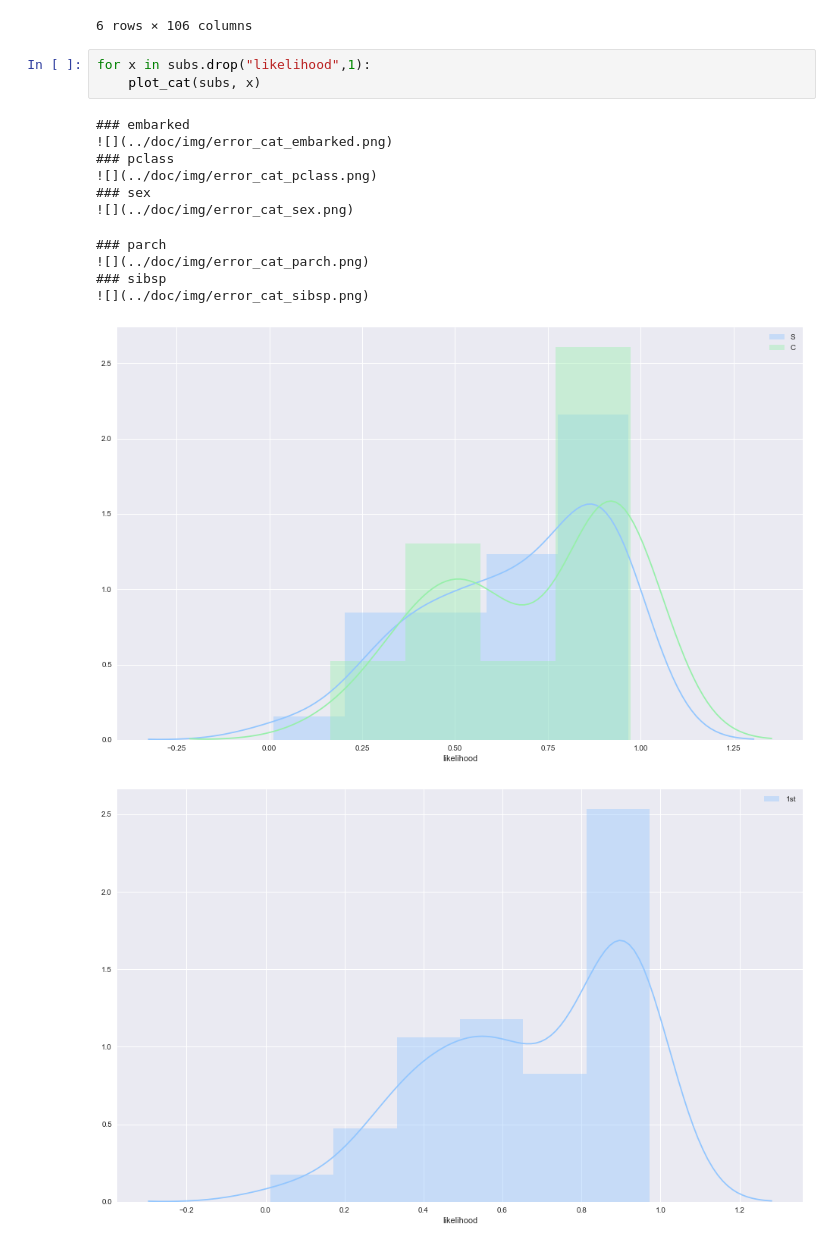
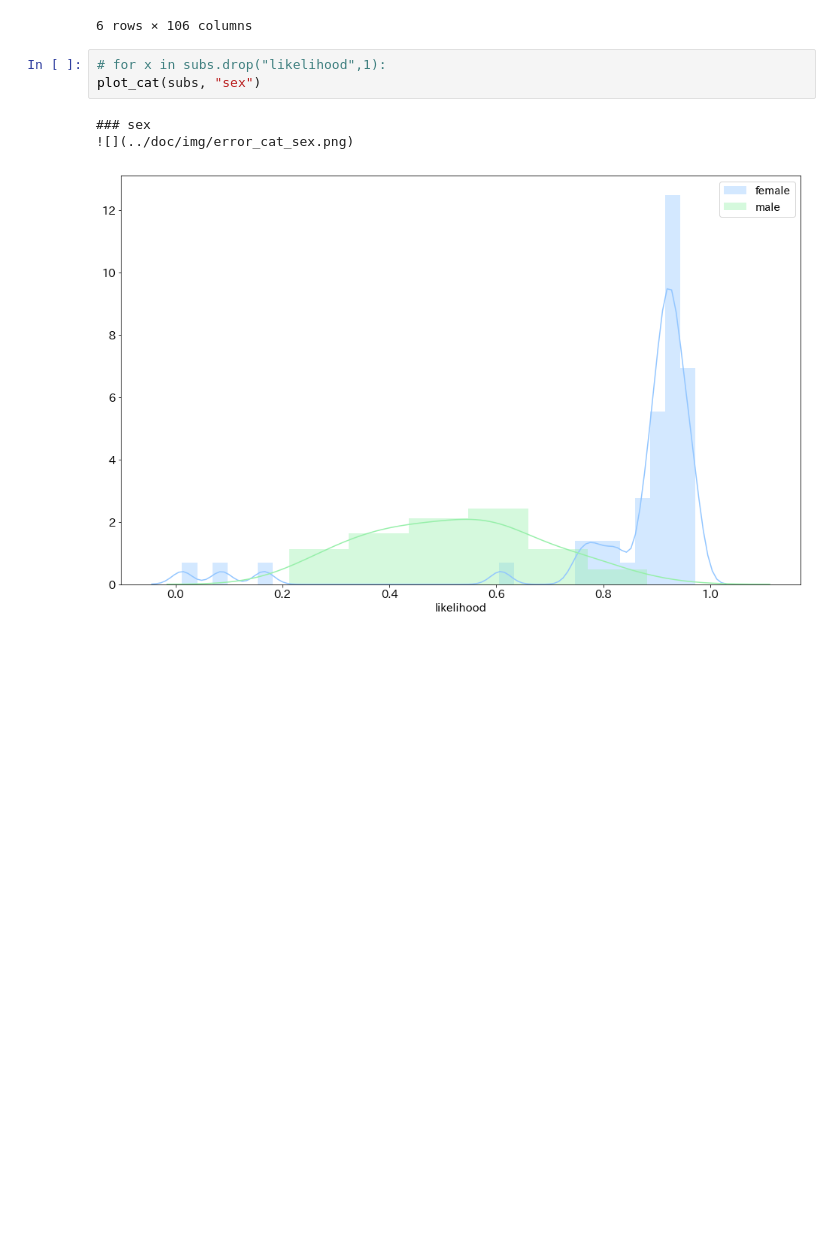
Before and after one commit to mnm-analytics/titanic, a Jupyter notebook: notebooks/4.ModelAnalysis.ipynb, the cells around one changed output. Saved outputs shown, nothing was run; the diff lists cells and outputs as text; blank space fills up the shorter version.

Commit message:
done error analysis

```diff
--- a/notebooks/4.ModelAnalysis.ipynb
+++ b/notebooks/4.ModelAnalysis.ipynb
@@ -201,18 +213,9 @@ subs.T
 | likelihood | 0.877963 | 0.759574 | 0.439323 | 0.527313 | 0.91687 | 0.633018 | 0.754952 | 0.572221 | 0.359989 | 0.92494 | ... | ... |
 6 rows × 106 columns
 # %%
-for x in subs.drop("likelihood",1):
-    plot_cat(subs, x)
+# for x in subs.drop("likelihood",1):
+plot_cat(subs, "sex")
 # %% [output]
-### embarked
-![](../doc/img/error_cat_embarked.png)
-### pclass
-![](../doc/img/error_cat_pclass.png)
 ### sex
 ![](../doc/img/error_cat_sex.png)
-### parch
-![](../doc/img/error_cat_parch.png)
-### sibsp
-![](../doc/img/error_cat_sibsp.png)
-[figure, old version]
+[figure, new version]
-[figure, removed]
```
Also changed, not shown: parts of 20 cells of this notebook, 8 other files.
